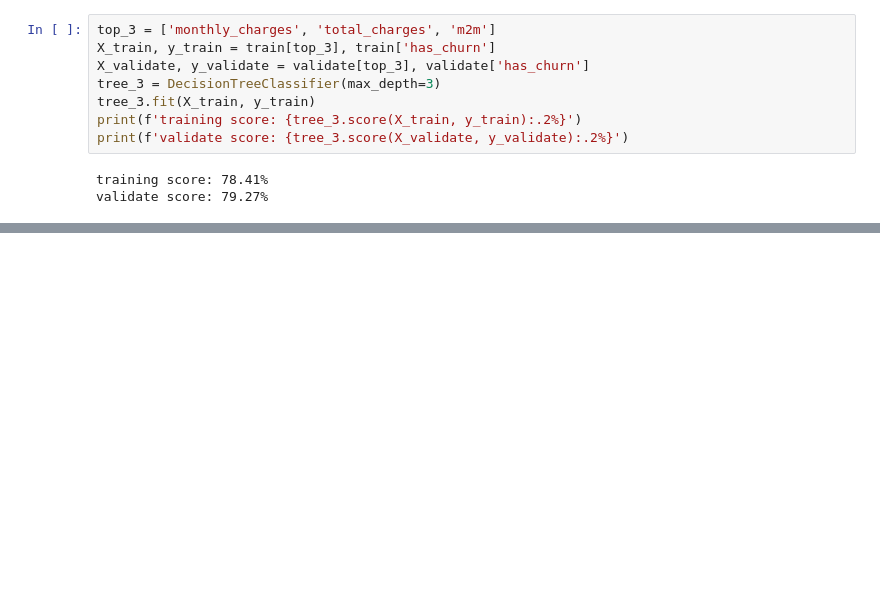
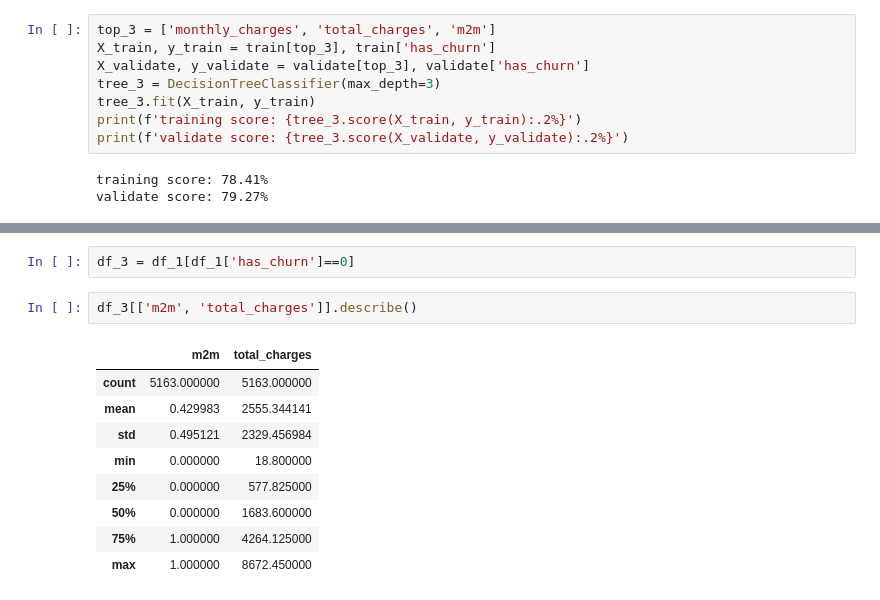
Before and after one commit to Tyler-Applegate/telco_churn_project, a Jupyter notebook: telco_scratchpad.ipynb, the cells around one changed output, grey strips where cells are left out. Drawn from its saved outputs; the diff is of its cells as text; blank space fills up the shorter version.

```diff
--- a/telco_scratchpad.ipynb
+++ b/telco_scratchpad.ipynb
@@ -782,0 +986,14 @@ validate score: 79.27%
+# %%
+df_3 = df_1[df_1['has_churn']==0]
+# %%
+df_3[['m2m', 'total_charges']].describe()
+# %% [output]
+|  | m2m | total_charges |
+| count | 5163.000000 | 5163.000000 |
+| mean | 0.429983 | 2555.344141 |
+| std | 0.495121 | 2329.456984 |
+| min | 0.000000 | 18.800000 |
+| 25% | 0.000000 | 577.825000 |
+| 50% | 0.000000 | 1683.600000 |
+| 75% | 1.000000 | 4264.125000 |
+| max | 1.000000 | 8672.450000 |
```
Also changed, not shown: parts of 18 cells of this notebook, 2 other files.
